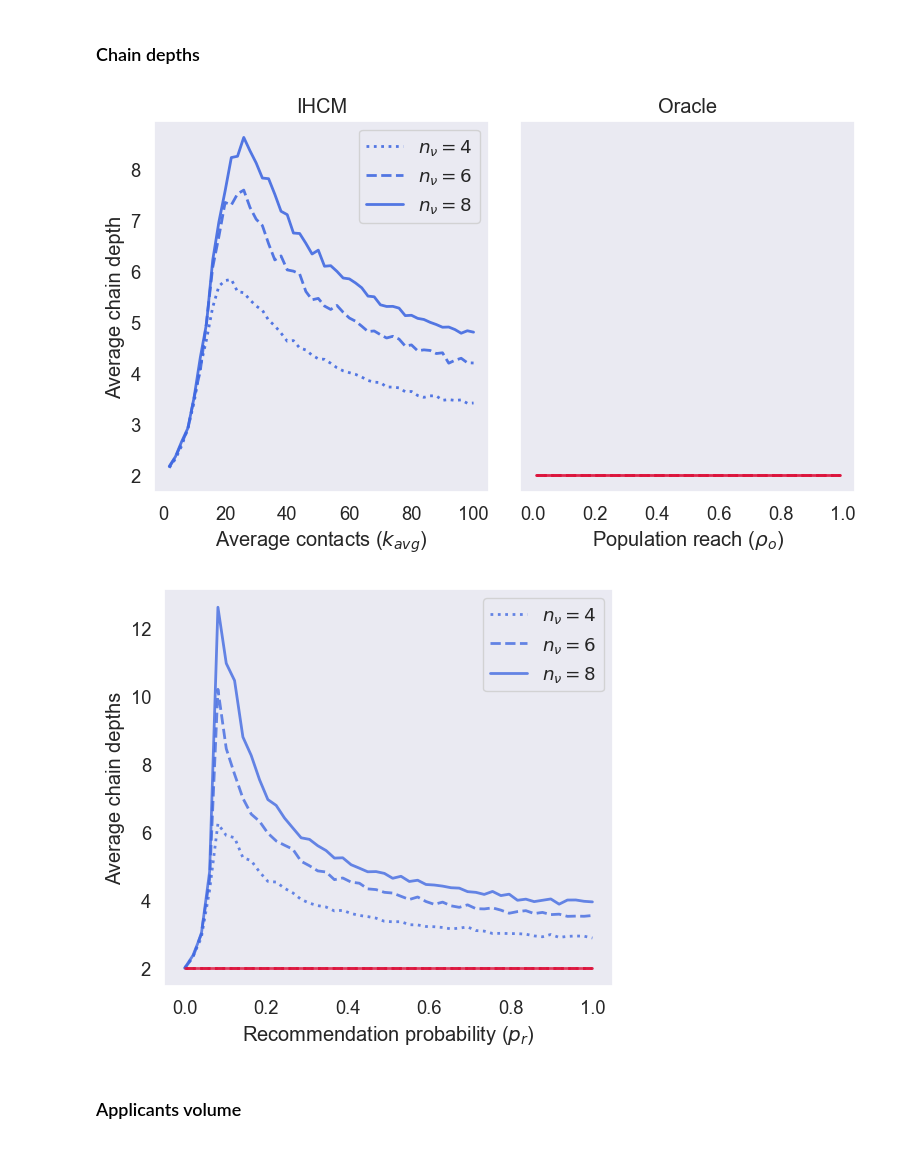
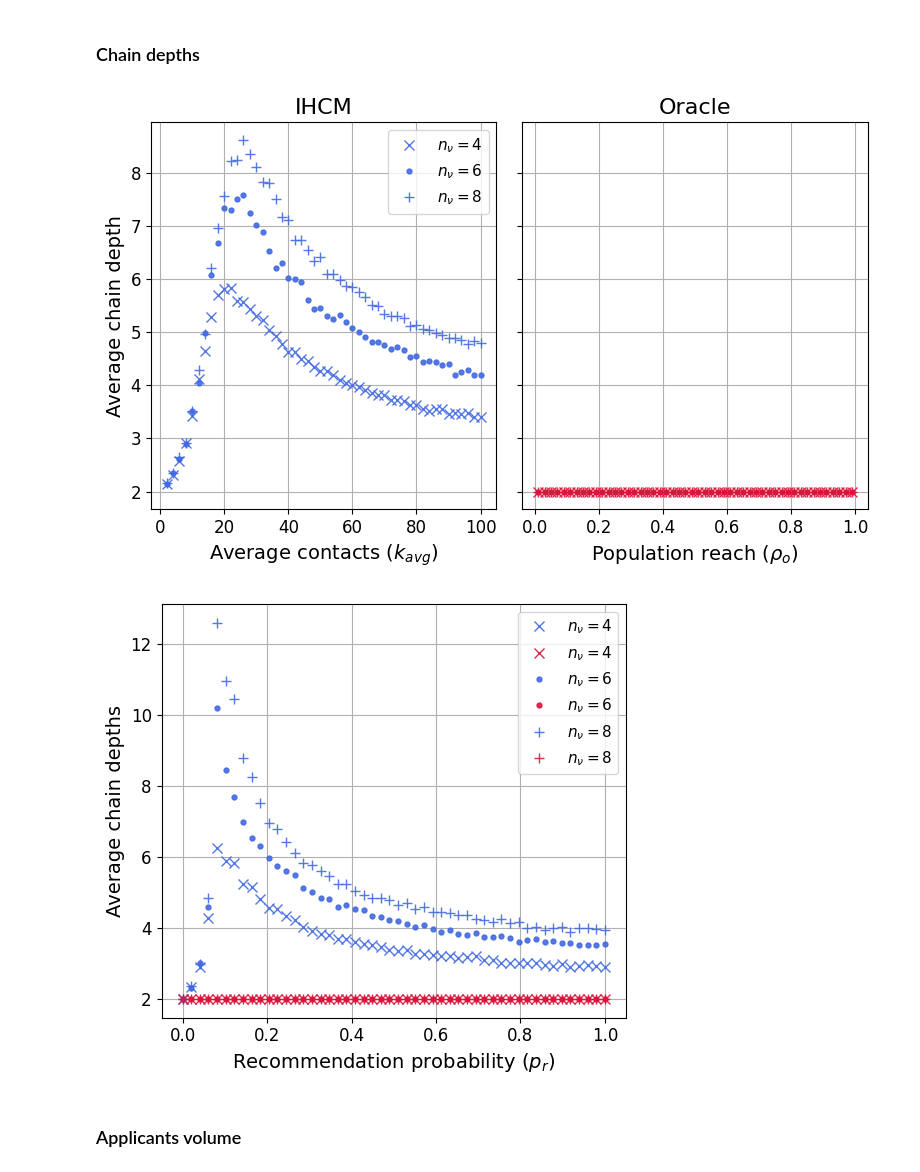
Before and after one commit to blas-ko/IndependentHaltingCascadeModel, a Jupyter notebook: notebooks/Plots.ipynb, the cells around one changed output. Cells and saved outputs as stored; diff of their text form; code cells hidden in the pictures.

Commit message:
Improved plots and included analytical results

```diff
--- a/notebooks/Plots.ipynb
+++ b/notebooks/Plots.ipynb
@@ -111,7 +114,7 @@ p_r = 0.1
 # Filenames
 suffix_s = '_lambda={}_kavg={}_n_sims={}_ER_n_nodes={}'.format( λ, k_avg1, n_sims1, n_nodes )
 suffix_o = '_lambda={}_rho={}_n_sims={}_ER_n_nodes={}'.format( λ, ρ_o , n_sims1, n_nodes )
-suffix_r = '_lambda={}_pr={}_n_sims={}_ER_n_nodes=5000'.format( λ, p_r, n_sims2, n_nodes )
+suffix_r = '_lambda={}_pr={}_n_sims={}_ER_n_nodes={}'.format( λ, p_r, n_sims2, n_nodes )
 suffix_p1 = '_p_h={}_n_sims={}_ER_n_nodes={}_kavg={}'.format( p_hir1, n_sims3, n_nodes, k_avg2 )
 suffix_p2 = '_p_h={}_n_sims={}_ER_n_nodes={}_kavg={}'.format( p_hir2, n_sims3, n_nodes, k_avg2 )
 suffix_p3 = '_p_h={}_n_sims={}_ER_n_nodes={}_kavg={}'.format( p_hir3, n_sims3, n_nodes, k_avg2 )
@@ -385,24 +372,0 @@ plt.tight_layout();
-# %%
-fig, ax = plt.subplots( figsize=(5.5, 5) )
-agg_func = np.mean
-
-ls = ['dotted', '--', '-']
-ms = ['^', 's', 'o']
-label = 'Specificity: '
-
-for i, CI in enumerate(CIs):
-
-    n_ν = int(max( poisson.interval(CI, λ) ))
-    label = "$n_\\nu = {}$".format(n_ν)
-    pd.Series(results_social_hiring_varying_pr[CI]).apply(agg_func).plot( ls=ls[i], lw=2, alpha=0.8, marker='o', ms=0, color=cs[0], ax=ax, label=label )
-    pd.Series(results_oracle_hiring_varying_pr[CI]).apply(agg_func).plot( ls=ls[i], lw=2, alpha=0.8, marker='o', ms=0, color=cs[1], ax=ax )
-    # pd.Series(results_hiring_oracle[CI]).apply(agg_func).plot( marker=ms[i], lw=0, ms=3, alpha=0.9, label=label, color=cs[1], ax=ax[1] )
-
-    # ax.set_title("X")
-    ax.set_ylabel("$\mathbb{P}(hire = 1)$")
-    ax.set_xlabel("Recommendation probability ($p_r$)")
-    ax.legend()
-    ax.grid()
-
-# plt.suptitle("Hiring success")
-plt.tight_layout();
@@ -415,16 +446,18 @@ fig, ax = plt.subplots( figsize=(8,5), ncols=2, sharey=True )
 agg_func = np.mean
 
 ls = ['dotted', '--', '-']
-ms = ['^', 's', 'o']
+ms = ['x', '.', '+']
 label = 'Specificity: '
 
 for i, CI in enumerate(CIs):
 
     n_ν = int(max( poisson.interval(CI, λ) ))
     label = "$n_\\nu = {}$".format(n_ν)
-    pd.Series(results_social_depths_varying_k[CI]).apply(agg_func).plot( ls=ls[i], lw=2, alpha=0.9, label=label, color=cs[0], ax=ax[0] )
-    pd.Series(results_oracle_depths_varying_rho[CI]).apply(agg_func).plot( ls=ls[i], lw=2, alpha=0.9, label=label, color=cs[1], ax=ax[1] )
-    # pd.Series(results_oracle_depths_varying_rho[CI]).apply(agg_func).plot( marker=ms[i], lw=0, ms=3, alpha=0.9, label=label, color=cs[1], ax=ax[1] )
+    # pd.Series(results_social_depths_varying_k[CI]).apply(agg_func).plot( ls=ls[i], lw=2, alpha=0.9, label=label, color=cs[0], ax=ax[0] )
+    # pd.Series(results_oracle_depths_varying_rho[CI]).apply(agg_func).plot( ls=ls[i], lw=2, alpha=0.9, label=label, color=cs[1], ax=ax[1] )
+
+    pd.Series(results_social_depths_varying_k[CI]).apply(agg_func).plot( marker=ms[i], lw=0, ms=7, alpha=0.9, label=label, color=cs[0], ax=ax[0] )
+    pd.Series(results_oracle_depths_varying_rho[CI]).apply(agg_func).plot( marker=ms[i], lw=0, ms=7, alpha=0.9, label=label, color=cs[1], ax=ax[1] )
 
     ax[0].set_title("IHCM")
     ax[0].set_ylabel("Average chain depth")
@@ -441,33 +474,36 @@ for i, CI in enumerate(CIs):
 # plt.suptitle("Hiring success")
 plt.tight_layout();
 # %% [output]
-[figure, old version]
+[figure, new version]
 # %%
 fig, ax = plt.subplots( figsize=(5.5, 5) )
 agg_func = np.mean
 
 ls = ['dotted', '--', '-']
-ms = ['^', 's', 'o']
+ms = ['x', '.', '+']
 label = 'Specificity: '
 
 for i, CI in enumerate(CIs):
 
     n_ν = int(max( poisson.interval(CI, λ) ))
     label = "$n_\\nu = {}$".format(n_ν)
-    pd.Series(results_social_depths_varying_pr[CI]).apply(agg_func).plot( ls=ls[i], lw=2, alpha=0.8, color=cs[0], ax=ax, label=label )
-    pd.Series(results_oracle_depths_varying_pr[CI]).apply(agg_func).plot( ls=ls[i], lw=2, alpha=0.8, color=cs[1], ax=ax )
+    # pd.Series(results_social_depths_varying_pr[CI]).apply(agg_func).plot( ls=ls[i], lw=2, alpha=0.8, color=cs[0], ax=ax, label=label )
+    # pd.Series(results_oracle_depths_varying_pr[CI]).apply(agg_func).plot( ls=ls[i], lw=2, alpha=0.8, color=cs[1], ax=ax )
+
+    pd.Series(results_social_depths_varying_pr[CI]).apply(agg_func).plot( marker=ms[i], lw=0, ms=7, alpha=0.9, label=label, color=cs[0], ax=ax )
+    pd.Series(results_oracle_depths_varying_pr[CI]).apply(agg_func).plot( marker=ms[i], lw=0, ms=7, alpha=0.9, label=label, color=cs[1], ax=ax )
     # pd.Series(results_hiring_oracle[CI]).apply(agg_func).plot( marker=ms[i], lw=0, ms=3, alpha=0.9, label=label, color=cs[1], ax=ax[1] )
 
     # ax.set_title("X")
     ax.set_ylabel("Average chain depths")
     ax.set_xlabel("Recommendation probability ($p_r$)")
     ax.legend()
     ax.grid()
 
 # plt.suptitle("Hiring success")
 plt.tight_layout();
 # %% [output]
-[figure, old version]
+[figure, new version]
 # %% [markdown]
 ### Applicants volume
 # %%
```
Also changed, not shown: parts of 23 cells of this notebook.
